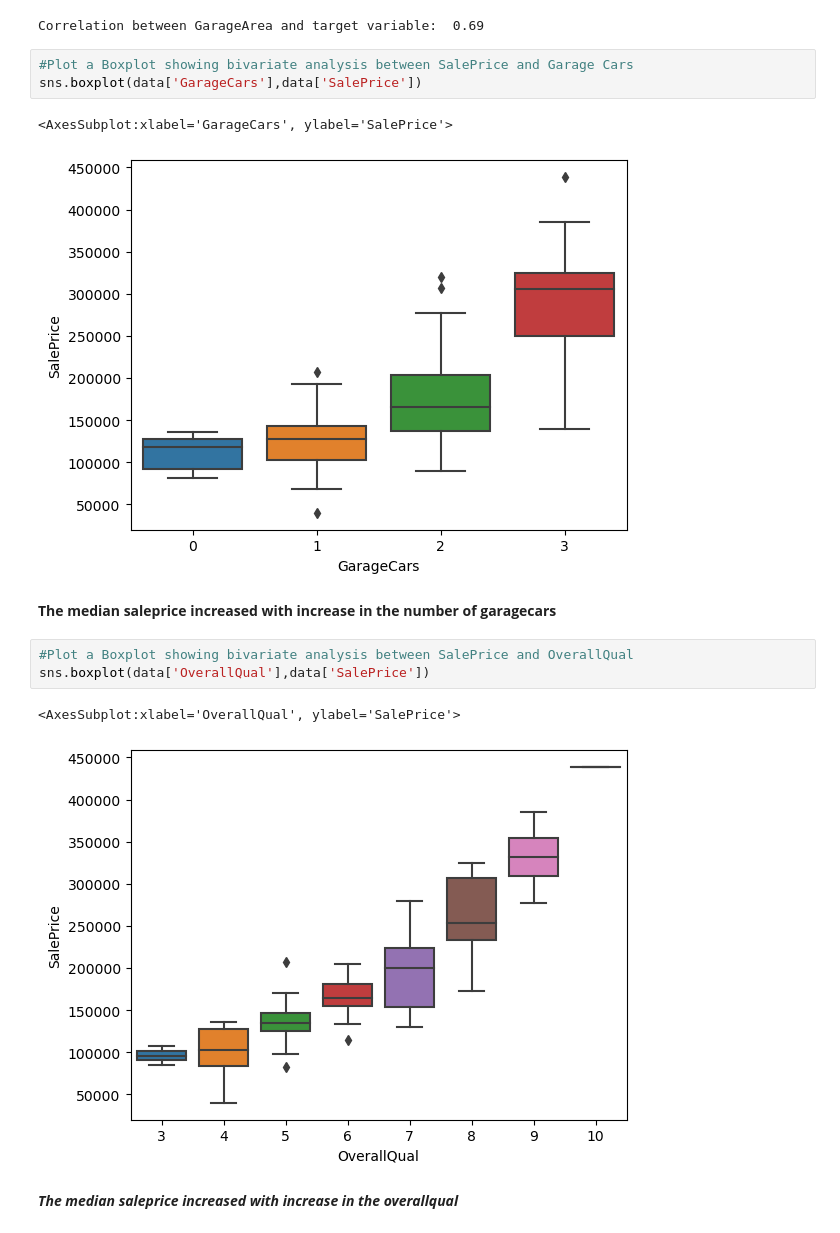
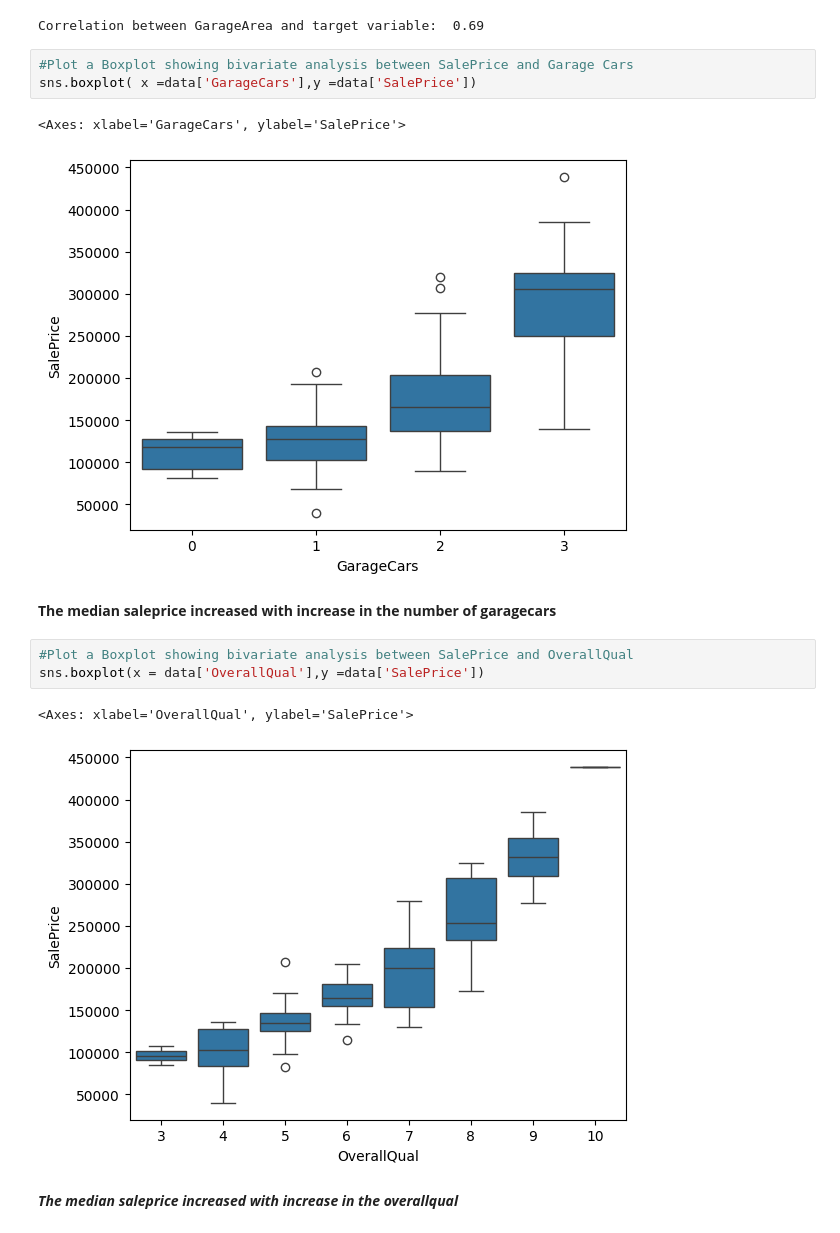
Before and after one commit to SSUBHAGAN/HousePricePrediction, a Jupyter notebook: House Prices Prediction Using Linear Regression _ Module 7 Project _ Sajna Subhagan.ipynb, the cells around one changed output. Drawn from its saved outputs; the diff is of its cells as text.

```diff
--- a/House Prices Prediction Using Linear Regression _ Module 7 Project _ Sajna Subhagan.ipynb
+++ b/House Prices Prediction Using Linear Regression _ Module 7 Project _ Sajna Subhagan.ipynb
@@ -410,18 +421,18 @@ print("Correlation between GarageArea and target variable: ",target.corr(data['G
 Correlation between GarageArea and target variable:  0.69
 # %%
 #Plot a Boxplot showing bivariate analysis between SalePrice and Garage Cars
-sns.boxplot(data['GarageCars'],data['SalePrice'])
+sns.boxplot( x =data['GarageCars'],y =data['SalePrice'])
 # %% [output]
-<AxesSubplot:xlabel='GarageCars', ylabel='SalePrice'>
+<Axes: xlabel='GarageCars', ylabel='SalePrice'>
-[figure, old version]
+[figure, new version]
 # %% [markdown]
 **The median saleprice increased with increase in the number of garagecars**
 # %%
 #Plot a Boxplot showing bivariate analysis between SalePrice and OverallQual
-sns.boxplot(data['OverallQual'],data['SalePrice'])
+sns.boxplot(x = data['OverallQual'],y =data['SalePrice'])
 # %% [output]
-<AxesSubplot:xlabel='OverallQual', ylabel='SalePrice'>
+<Axes: xlabel='OverallQual', ylabel='SalePrice'>
-[figure, old version]
+[figure, new version]
 # %% [markdown]
 ***The median saleprice increased with increase in the overallqual***
 # %%
```
Also changed, not shown: parts of 29 cells of this notebook.
